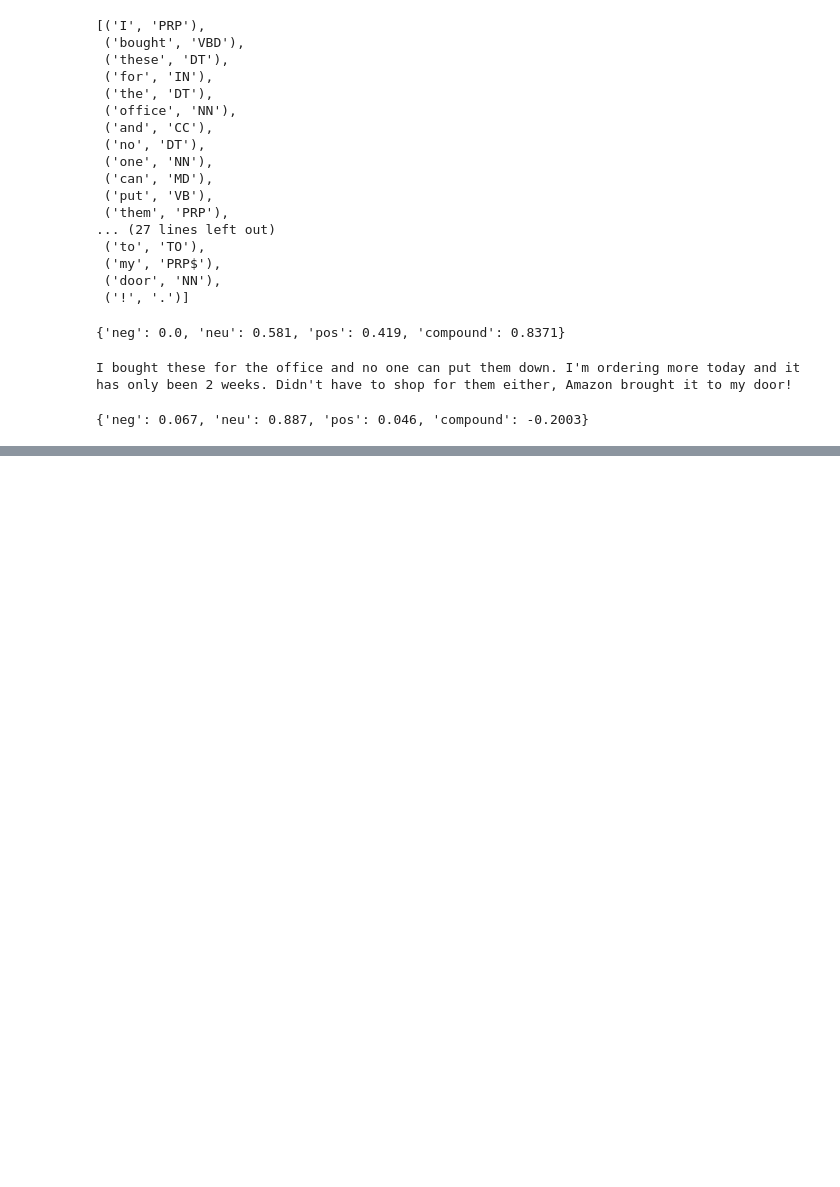
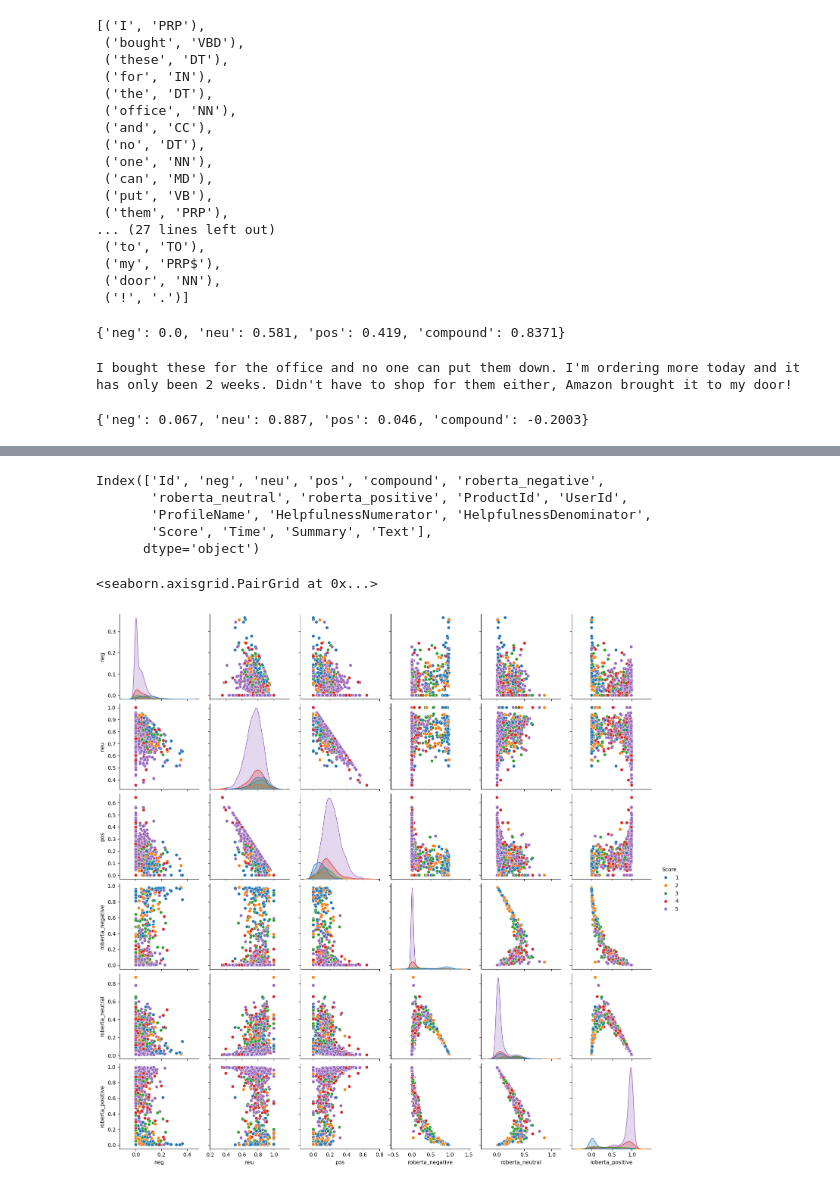
Before and after one commit to alessandroco/Sentiment-Analysis-with-NLTK, a Jupyter notebook: sentiment-analisys.ipynb, the cells around one changed output, grey strips where cells are left out. Drawn from its saved outputs; the diff is of its cells as text; code cells hidden in the pictures; blank space fills up the shorter version.

```diff
--- a/sentiment-analisys.ipynb
+++ b/sentiment-analisys.ipynb
@@ -215,0 +252,4 @@ plt.show()
+# %%
+MODEL = f"cardiffnlp/twitter-roberta-base-sentiment"
+tokenizer = AutoTokenizer.from_pretrained(MODEL)
+model = AutoModelForSequenceClassification.from_pretrained(MODEL)
@@ -215,0 +297,16 @@ plt.show()
+# %%
+res = {}
+
+for i, row in tqdm(df.iterrows(), total=len(df)):
+
+    try:
+        text = row['Text']
+        myid = row['Id']
+        vader_result = sia.polarity_scores(text)
+
+        roberta_result = polarity_scores_roberta(text) #dictionary with the scores from Roberta
+        both = {**vader_result, **roberta_result}  # Merging the two dictionaries
+        res[myid] = both # Just to test the function, remove this line to run on the whole dataset
+
+    except RuntimeError:
+         print(f'Broke for id {myid}')
@@ -215,0 +345,6 @@ plt.show()
+# %%
+results_df = pd.DataFrame(res).T
+results_df = results_df.reset_index().rename(columns={'index': 'Id'})
+results_df = results_df.merge(df, how='left')
+
+results_df.head()
@@ -215,0 +358,21 @@ plt.show()
+# %%
+results_df.columns
+# %% [output]
+Index(['Id', 'neg', 'neu', 'pos', 'compound', 'roberta_negative',
+       'roberta_neutral', 'roberta_positive', 'ProductId', 'UserId',
+       'ProfileName', 'HelpfulnessNumerator', 'HelpfulnessDenominator',
+       'Score', 'Time', 'Summary', 'Text'],
+      dtype='object')
+# %%
+# let's compare the results of VADER and Roberta
+
+sns.pairplot(data=results_df,
+             vars = ['neg', 'neu', 'pos', 'roberta_negative',
+       'roberta_neutral', 'roberta_positive'],
+
+        hue='Score',
+        palette='tab10',
+       )
+# %% [output]
+<seaborn.axisgrid.PairGrid at 0x...>
+[figure, added]
```
Also changed, not shown: parts of 19 cells of this notebook.
